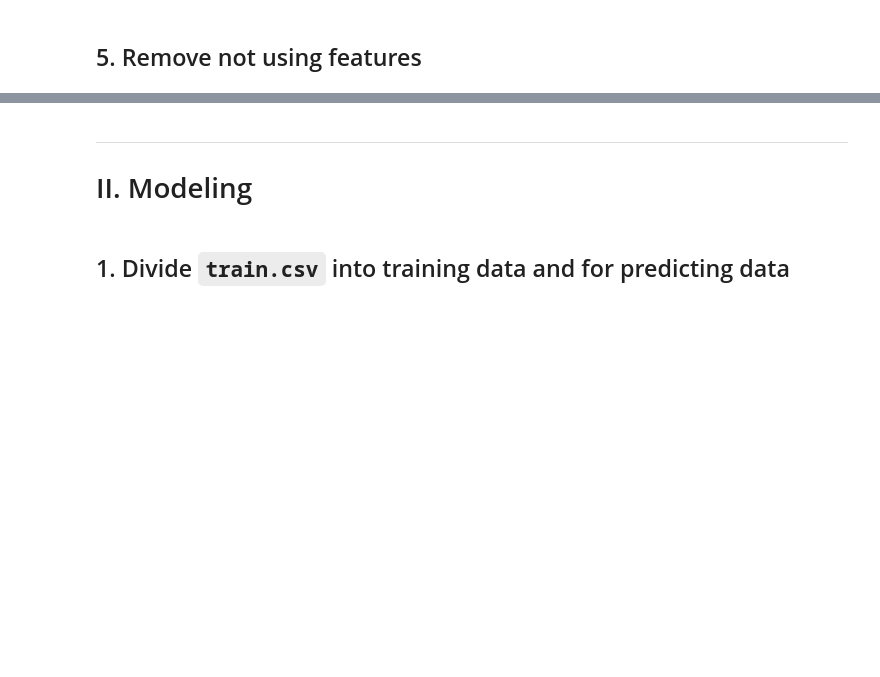
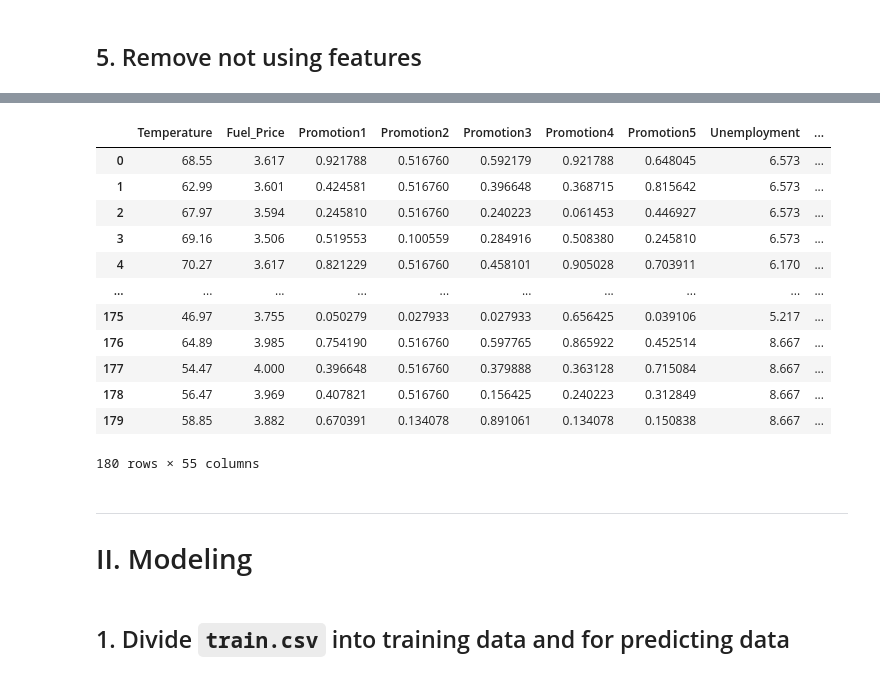
Before and after one commit to sungjk1999/dacon-sales-forecast, a Jupyter notebook: main.ipynb, the cells around one changed output, grey strips where cells are left out. Saved outputs shown, nothing was run; the diff lists cells and outputs as text; code cells hidden in the pictures; blank space fills up the shorter version.

Commit message:
[Update] Exclude `Week`, Include `Day`, `Month`, `Year`

```diff
--- a/main.ipynb
+++ b/main.ipynb
@@ -58,11 +58,23 @@ def date_to_week(date):
     t = dt.datetime(year, month, day) - dt.datetime(2010, 2, 5)
     return t.days // 7
 
+
+def date_split(date):
+    return tuple(map(int, date.split('/')))
+
+
 # train
-train["Week"] = train["Date"].apply(date_to_week)
+#train["Week"] = train["Date"].apply(date_to_week)
+#train["Day"] = train["Date"].apply(lambda x: date_split(x)[0])
+train["Month"] = train["Date"].apply(lambda x: date_split(x)[1])
+train["Year"] = train["Date"].apply(lambda x: date_split(x)[2])
+
 
 # test
-test["Week"] = test["Date"].apply(date_to_week)
+#test["Week"] = test["Date"].apply(date_to_week)
+#test["Day"] = test["Date"].apply(lambda x: date_split(x)[0])
+test["Month"] = test["Date"].apply(lambda x: date_split(x)[1])
+test["Year"] = test["Date"].apply(lambda x: date_split(x)[2])
 # %% [markdown]
 ### b) `IsHoliday`
 # %%
@@ -130,3 +148,19 @@ test = test.drop(columns=social_features)
+# %%
+test
+# %% [output]
+|  | Temperature | Fuel_Price | Promotion1 | Promotion2 | Promotion3 | Promotion4 | Promotion5 | Unemployment | ... |
+| 0 | 68.55 | 3.617 | 0.921788 | 0.516760 | 0.592179 | 0.921788 | 0.648045 | 6.573 | ... |
+| 1 | 62.99 | 3.601 | 0.424581 | 0.516760 | 0.396648 | 0.368715 | 0.815642 | 6.573 | ... |
+| 2 | 67.97 | 3.594 | 0.245810 | 0.516760 | 0.240223 | 0.061453 | 0.446927 | 6.573 | ... |
+| 3 | 69.16 | 3.506 | 0.519553 | 0.100559 | 0.284916 | 0.508380 | 0.245810 | 6.573 | ... |
+| 4 | 70.27 | 3.617 | 0.821229 | 0.516760 | 0.458101 | 0.905028 | 0.703911 | 6.170 | ... |
+| ... | ... | ... | ... | ... | ... | ... | ... | ... | ... |
+| 175 | 46.97 | 3.755 | 0.050279 | 0.027933 | 0.027933 | 0.656425 | 0.039106 | 5.217 | ... |
+| 176 | 64.89 | 3.985 | 0.754190 | 0.516760 | 0.597765 | 0.865922 | 0.452514 | 8.667 | ... |
+| 177 | 54.47 | 4.000 | 0.396648 | 0.516760 | 0.379888 | 0.363128 | 0.715084 | 8.667 | ... |
+| 178 | 56.47 | 3.969 | 0.407821 | 0.516760 | 0.156425 | 0.240223 | 0.312849 | 8.667 | ... |
+| 179 | 58.85 | 3.882 | 0.670391 | 0.134078 | 0.891061 | 0.134078 | 0.150838 | 8.667 | ... |
+180 rows × 55 columns
 # %% [markdown]
 ----
 # II. Modeling
```
Also changed, not shown: parts of 11 cells of this notebook, 5 other files.
